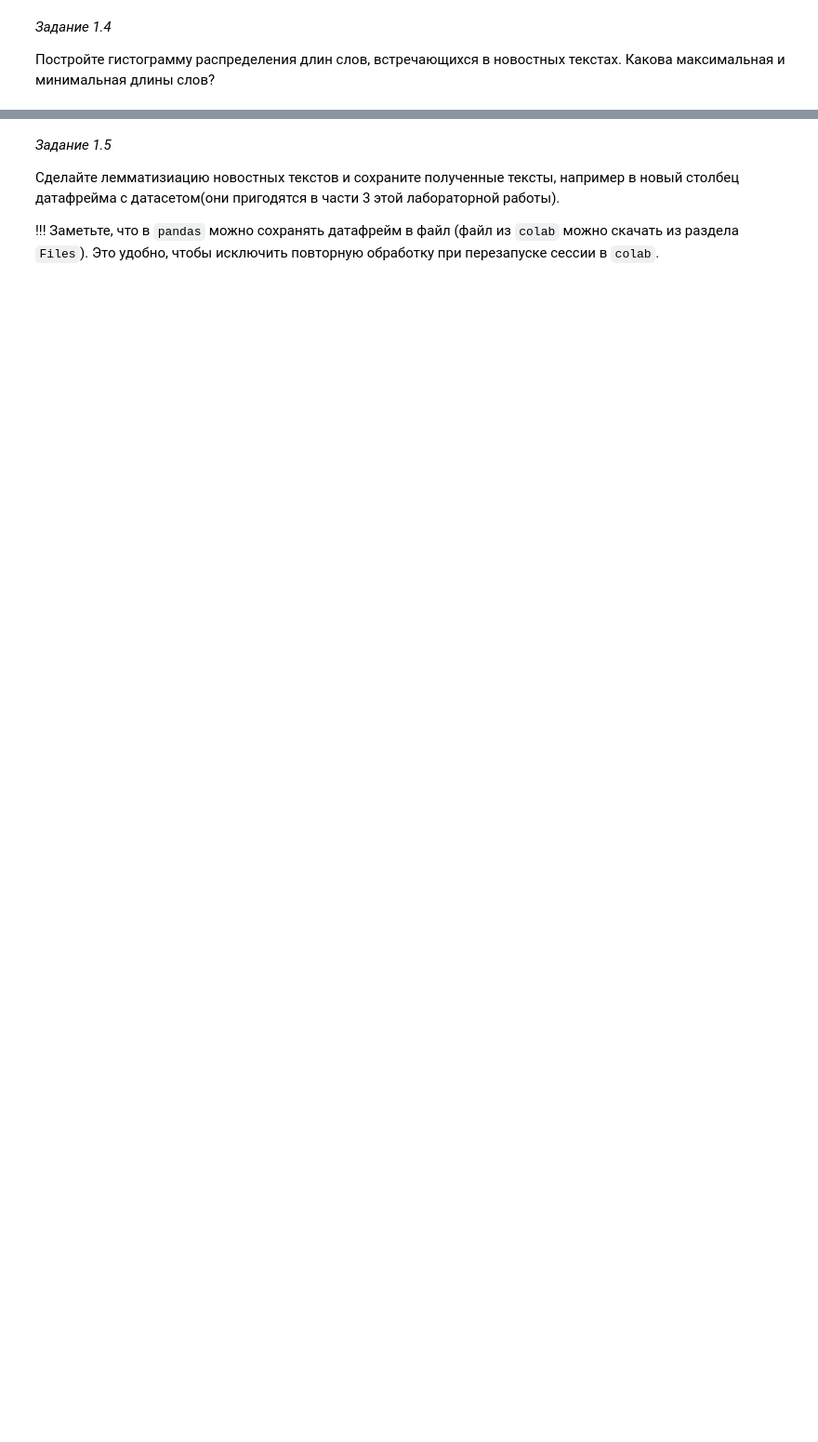
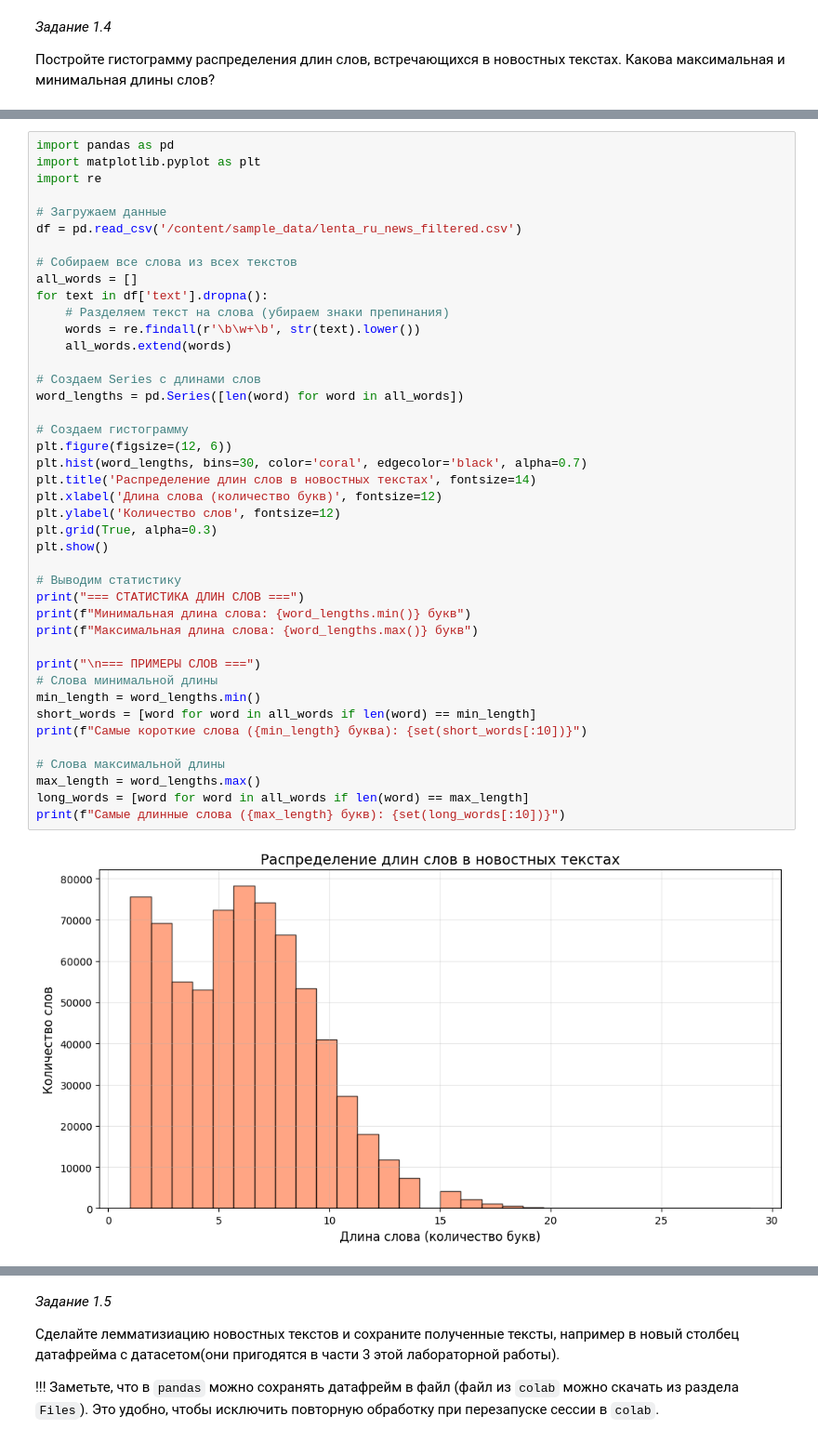
Before and after one commit to MikhailOOOOO/-, a Jupyter notebook: nlp_lab_1 (2026).ipynb, the cells around one changed output, grey strips where cells are left out. Shown at 93% size. Drawn from its saved outputs; the diff is of its cells as text; blank space fills up the shorter version.

```diff
--- a/nlp_lab_1 (2026).ipynb
+++ b/nlp_lab_1 (2026).ipynb
@@ -149,0 +184,44 @@ Name: count, dtype: int64
+# %%
+import pandas as pd
+import matplotlib.pyplot as plt
+import re
+
+# Загружаем данные
+df = pd.read_csv('/content/sample_data/lenta_ru_news_filtered.csv')
+
+# Собираем все слова из всех текстов
+all_words = []
+for text in df['text'].dropna():
+    # Разделяем текст на слова (убираем знаки препинания)
+    words = re.findall(r'\b\w+\b', str(text).lower())
+    all_words.extend(words)
+
+# Создаем Series с длинами слов
+word_lengths = pd.Series([len(word) for word in all_words])
+
+# Создаем гистограмму
+plt.figure(figsize=(12, 6))
+plt.hist(word_lengths, bins=30, color='coral', edgecolor='black', alpha=0.7)
+plt.title('Распределение длин слов в новостных текстах', fontsize=14)
+plt.xlabel('Длина слова (количество букв)', fontsize=12)
+plt.ylabel('Количество слов', fontsize=12)
+plt.grid(True, alpha=0.3)
+plt.show()
+
+# Выводим статистику
+print("=== СТАТИСТИКА ДЛИН СЛОВ ===")
+print(f"Минимальная длина слова: {word_lengths.min()} букв")
+print(f"Максимальная длина слова: {word_lengths.max()} букв")
+
+print("\n=== ПРИМЕРЫ СЛОВ ===")
+# Слова минимальной длины
+min_length = word_lengths.min()
+short_words = [word for word in all_words if len(word) == min_length]
+print(f"Самые короткие слова ({min_length} буква): {set(short_words[:10])}")
+
+# Слова максимальной длины
+max_length = word_lengths.max()
+long_words = [word for word in all_words if len(word) == max_length]
+print(f"Самые длинные слова ({max_length} букв): {set(long_words[:10])}")
+# %% [output]
+[figure, added]
```
Also changed, not shown: parts of 8 cells of this notebook.
